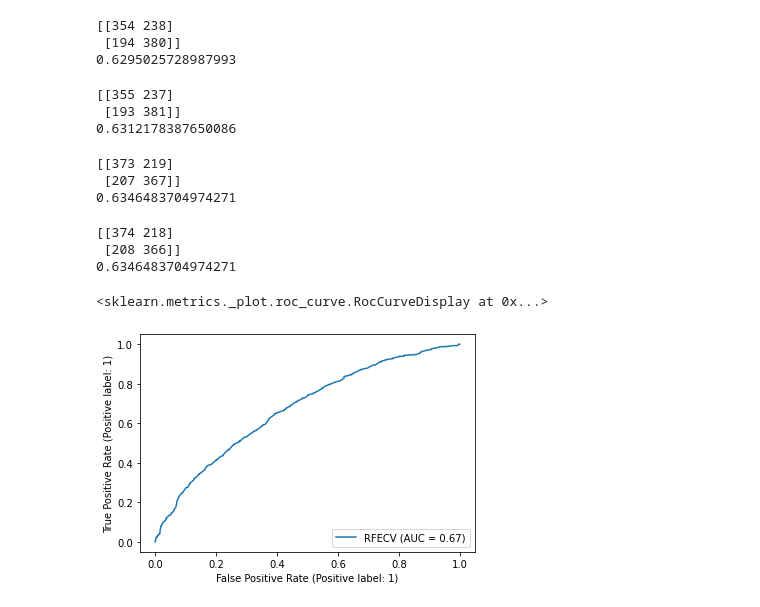
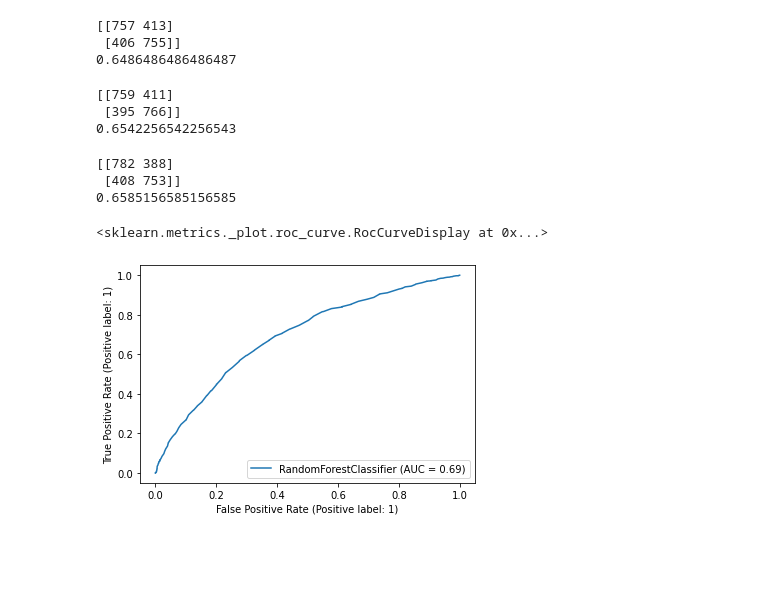
Before and after one commit to ginrone/UFC-predictor, a Jupyter notebook: ufcpredictor/ufcpredictor_machinelearning/newClassification.ipynb, the cells around one changed output. Drawn from its saved outputs; the diff is of its cells as text; code cells hidden in the pictures; blank space fills up the shorter version.

```diff
--- a/ufcpredictor/ufcpredictor_machinelearning/newClassification.ipynb
+++ b/ufcpredictor/ufcpredictor_machinelearning/newClassification.ipynb
@@ -9,9 +9,9 @@ for column in df:
 
 df['Win'] = 1
 
-dfReversed = df.sample(frac = 0.5,axis=0)
+dfReversed = df.sample(frac = 1,axis=0)
 
-for index, row in dfReversed.iterrows():
+for index, row in df.iterrows():
     df.loc[index,'A_Fighter'], df.loc[index,'B_Fighter'] = df.loc[index,'B_Fighter'], df.loc[index,'A_Fighter']
     df.loc[index,'A_height'], df.loc[index,'B_height'] = df.loc[index,'B_height'], df.loc[index,'A_height']
     df.loc[index,'A_weight'], df.loc[index,'B_weight'] = df.loc[index,'B_weight'], df.loc[index,'A_weight']
@@ -27,6 +27,8 @@ for index, row in dfReversed.iterrows():
     df.loc[index,'A_TakedownDef'], df.loc[index,'B_TakedownDef'] = df.loc[index,'B_TakedownDef'], df.loc[index,'A_TakedownDef']
     df.loc[index,'A_SubAvg'], df.loc[index,'B_SubAvg'] = df.loc[index,'B_SubAvg'], df.loc[index,'A_SubAvg']
     df.loc[index,'Win'] = 0
+
+df = pd.concat([df,dfReversed]).sample(frac = 1)
 # %%
 df.head(10)
 # %% [output]
@@ -49,8 +51,8 @@ df = pd.concat([df, dumDivision], axis='columns')
 # dumWinBy = pd.get_dummies(df['WinBy'],prefix='By_')
 # df = pd.concat([df, dumWinBy], axis='columns')
 
-dumYear = pd.get_dummies(df['EventYear'],prefix='Year_')
-df = pd.concat([df, dumYear], axis='columns')
+# dumYear = pd.get_dummies(df['EventYear'],prefix='Year_')
+# df = pd.concat([df, dumYear], axis='columns')
 
 # dumLocation = pd.get_dummies(df['EventLocation'],prefix='Loc_')
 # df = pd.concat([df, dumLocation], axis='columns')
@@ -85,7 +87,7 @@ pct_win.plot(kind='pie',autopct='%1.1f%%', rot=0)
 # %%
 from sklearn.model_selection import train_test_split
 
-X_values = df.drop(['A_Fighter','B_Fighter','Division','WinBy','EventYear','EventLocation','A_Stance','B_Stance','Win'],axis=1)
+X_values = df.drop(['A_Fighter','B_Fighter','Division','WinBy','EventLocation','A_Stance','B_Stance','Win'],axis=1)
 y_values = df['Win']
 
 X_train, X_test, y_train, y_test = train_test_split(X_values, y_values, test_size=0.2, random_state=99)
@@ -110,8 +112,7 @@ from sklearn.feature_selection import RFECV
 from sklearn.ensemble import RandomForestClassifier
 
 randomForest = RandomForestClassifier(random_state=99)
-rfecv_rf = RFECV(estimator=randomForest,cv=5)
-rfecv_rf.fit(X_train,y_train)
+randomForest.fit(X_train,y_train)
 
-print("Optimal number of features : %d" % rfecv_rf.n_features_)
+print("Optimal number of features : %d" % randomForest.n_features_)
 # %% [output]
@@ -166,40 +156,32 @@ print(accuracy_score(y_test, y_pred))
+# %%
+y_pred = rfecv_rf.predict(X_test)
+print(confusion_matrix(y_test, y_pred))
+print(accuracy_score(y_test, y_pred))
+# %% [output]
+[[757 413]
+ [406 755]]
+0.6486486486486487
 # %%
 y_pred = rfecv_rfBag.predict(X_test)
 print(confusion_matrix(y_test, y_pred))
 print(accuracy_score(y_test, y_pred))
 # %% [output]
-[[354 238]
- [194 380]]
-0.6295025728987993
+[[759 411]
+ [395 766]]
+0.6542256542256543
 # %%
 y_pred = randomForestBag.predict(X_test)
 print(confusion_matrix(y_test, y_pred))
 print(accuracy_score(y_test, y_pred))
 # %% [output]
-[[355 237]
- [193 381]]
-0.6312178387650086
+[[782 388]
+ [408 753]]
+0.6585156585156585
-# %%
-y_pred = rfecv_ab.predict(X_test)
-print(confusion_matrix(y_test, y_pred))
-print(accuracy_score(y_test, y_pred))
-# %% [output]
-[[373 219]
- [207 367]]
-0.6346483704974271
-# %%
-y_pred = rfecv_gb.predict(X_test)
-print(confusion_matrix(y_test, y_pred))
-print(accuracy_score(y_test, y_pred))
-# %% [output]
-[[374 218]
- [208 366]]
-0.6346483704974271
 # %%
 from sklearn.metrics import RocCurveDisplay
 import matplotlib.pyplot as plt
 
-RocCurveDisplay.from_estimator(rfecv_rf, X_test, y_test)
+RocCurveDisplay.from_estimator(randomForest, X_test, y_test)
 # %% [output]
 <sklearn.metrics._plot.roc_curve.RocCurveDisplay at 0x...>
-[figure, old version]
+[figure, new version]
```
Also changed, not shown: parts of 21 cells of this notebook, 41 other files.
